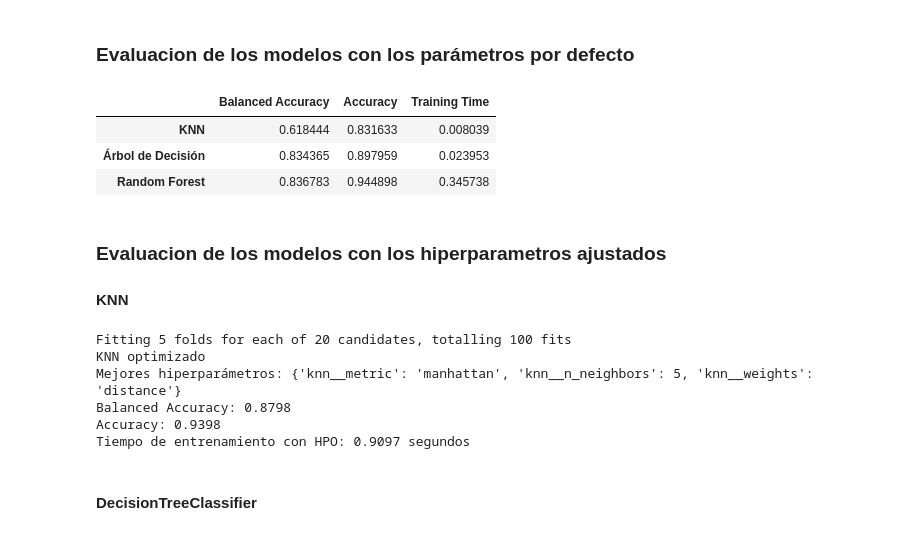
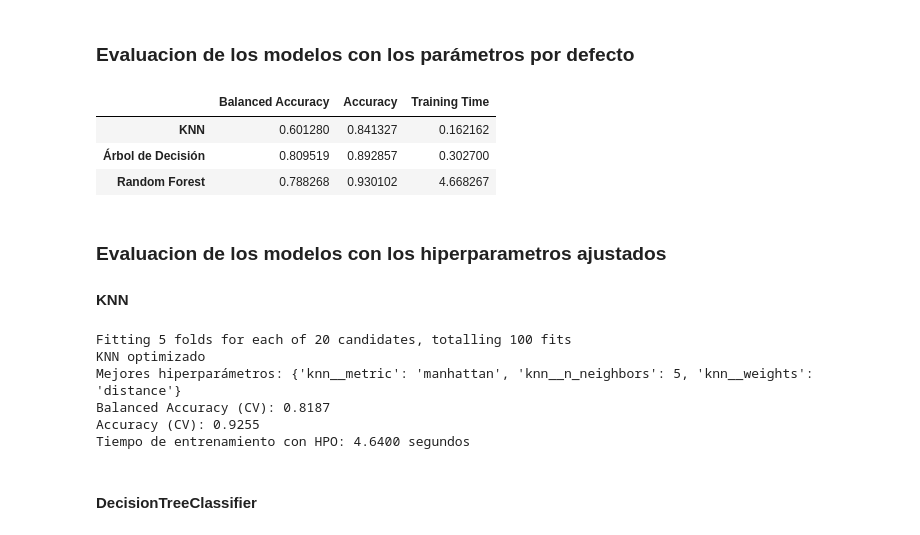
Before and after one commit to 100475757/ML_P1, a Jupyter notebook: notebook1.ipynb, the cells around one changed output. Saved outputs shown, nothing was run; the diff lists cells and outputs as text; code cells hidden in the pictures.

```diff
--- a/notebook1.ipynb
+++ b/notebook1.ipynb
@@ -281,11 +279,0 @@ Voy a empezar crerando un modelo Dummy para tener una referencia de la que parti
-# %%
-# Crear y entrenar el modelo Dummy (predice siempre la clase mayoritaria)
-dummy_clf = DummyClassifier(strategy='most_frequent', random_state=SEED)
-dummy_clf.fit(X_train, y_train)
-
-# Predicciones en el conjunto de prueba con el modelo Dummy
-y_pred_dummy = dummy_clf.predict(X_test)
-
-# Métricas para el modelo Dummy
-balanced_accuracy_dummy = balanced_accuracy_score(y_test, y_pred_dummy)
-accuracy_dummy = accuracy_score(y_test, y_pred_dummy)
@@ -422,16 +454,13 @@ pipeline_knn = Pipeline([
     ('knn', KNeighborsClassifier())  # hiperparámetros por defecto
 ])
 
+# CV para KNN
 start_knn = time.time()
-pipeline_knn.fit(X_train, y_train)
+
+bal_acc_knn = cross_val_score(pipeline_knn, X_train, y_train, cv=5, scoring='balanced_accuracy').mean()
+acc_knn = cross_val_score(pipeline_knn, X_train, y_train, cv=5, scoring='accuracy').mean()
+
 end_knn = time.time()
-
-# Predecir los valores del test
-y_pred_knn = pipeline_knn.predict(X_test)
-
-# Métricas
-bal_acc_knn = balanced_accuracy_score(y_test, y_pred_knn)
-acc_knn = accuracy_score(y_test, y_pred_knn)
 
 # --------------------------------------------------------------------------------------------------------------------
 
@@ -442,59 +471,52 @@ pipeline_tree = Pipeline([
     ('tree', DecisionTreeClassifier(random_state=SEED))  # por defecto
 ])
 
-# Entrenamiento
+# CV para el árbol de decisión
 start_tree = time.time()
-pipeline_tree.fit(X_train, y_train)
+
+bal_acc_tree = cross_val_score(pipeline_tree, X_train, y_train, cv=5, scoring='balanced_accuracy').mean()
+acc_tree = cross_val_score(pipeline_tree, X_train, y_train, cv=5, scoring='accuracy').mean()
+
 end_tree = time.time()
-
-y_pred_tree = pipeline_tree.predict(X_test)
-
-# Métricas
-bal_acc_tree = balanced_accuracy_score(y_test, y_pred_tree)
-acc_tree = accuracy_score(y_test, y_pred_tree)
 
 # --------------------------------------------------------------------------------------------------------------------
 
 # RandomForest con hiperparámetros por omisión
 
 pipeline_rf = Pipeline([
     ('imputer', SimpleImputer(strategy='mean')), # solo imputación, sin escalado
-    ('rf', RandomForestClassifier(random_state=SEED))
+    ('rf', RandomForestClassifier(random_state=SEED))  # por defecto
 ])
 
-# Entrenamiento
+# CV para RandomForest
 start_rf = time.time()
-pipeline_rf.fit(X_train, y_train)
+
+bal_acc_rf = cross_val_score(pipeline_rf, X_train, y_train, cv=5, scoring='balanced_accuracy').mean()
+acc_rf = cross_val_score(pipeline_rf, X_train, y_train, cv=5, scoring='accuracy').mean()
+
 end_rf = time.time()
-
-# Predicciones
-y_pred_rf = pipeline_rf.predict(X_test)
-
-# Métricas
-bal_acc_rf = balanced_accuracy_score(y_test, y_pred_rf)
-acc_rf = accuracy_score(y_test, y_pred_rf)
 
 # Tiempo de entrenamiento
 knn_time = end_knn - start_knn
 tree_time = end_tree - start_tree
 rf_time = end_rf - start_rf
 
 # ----------------------------------------------------------------------------------------------------
 
 # Crear un DataFrame con los resultados
 
 results = pd.DataFrame({
     "Balanced Accuracy": [bal_acc_knn, bal_acc_tree, bal_acc_rf],
     "Accuracy": [acc_knn, acc_tree, acc_rf],
     "Training Time": [knn_time, tree_time, rf_time]
 }, index=["KNN", "Árbol de Decisión", "Random Forest"])
 
 display(results)
 # %% [output]
 |  | Balanced Accuracy | Accuracy | Training Time |
-| KNN | 0.618444 | 0.831633 | 0.008039 |
-| Árbol de Decisión | 0.834365 | 0.897959 | 0.023953 |
-| Random Forest | 0.836783 | 0.944898 | 0.345738 |
+| KNN | 0.601280 | 0.841327 | 0.162162 |
+| Árbol de Decisión | 0.809519 | 0.892857 | 0.302700 |
+| Random Forest | 0.788268 | 0.930102 | 4.668267 |
 # %% [markdown]
 ### Evaluacion de los modelos con los hiperparametros ajustados
 #### KNN
@@ -528,29 +550,29 @@ start_time = time.time()
 grid_knn.fit(X_train, y_train)
 end_time = time.time()
 
-# Resultados
+# Resultados finales del GridSearchCV
 best_knn = grid_knn.best_estimator_
-y_pred_knn = best_knn.predict(X_test)
 
 # Métricas
-bal_knn_hpo = balanced_accuracy_score(y_test, y_pred_knn)
-acc_knn_hpo = accuracy_score(y_test, y_pred_knn)
+bal_knn_hpo = grid_knn.best_score_  # Balanced Accuracy promedio en CV (inner)
+acc_knn_hpo = cross_val_score(best_knn, X_train, y_train, cv=5, scoring='accuracy').mean() # Accuracy promedio en CV (inner)
 
-# Tiempo de entrenamiento
+# Tiempo
 knn_time_hpo = end_time - start_time
+
 
 print("KNN optimizado")
 print(f"Mejores hiperparámetros: {grid_knn.best_params_}")
-print(f"Balanced Accuracy: {bal_knn_hpo:.4f}")
-print(f"Accuracy: {acc_knn_hpo:.4f}")
+print(f"Balanced Accuracy (CV): {bal_knn_hpo:.4f}")
+print(f"Accuracy (CV): {acc_knn_hpo:.4f}")
 print(f"Tiempo de entrenamiento con HPO: {knn_time_hpo:.4f} segundos")
 # %% [output]
 Fitting 5 folds for each of 20 candidates, totalling 100 fits
 KNN optimizado
 Mejores hiperparámetros: {'knn__metric': 'manhattan', 'knn__n_neighbors': 5, 'knn__weights': 'distance'}
-Balanced Accuracy: 0.8798
-Accuracy: 0.9398
-Tiempo de entrenamiento con HPO: 0.9097 segundos
+Balanced Accuracy (CV): 0.8187
+Accuracy (CV): 0.9255
+Tiempo de entrenamiento con HPO: 4.6400 segundos
 # %% [markdown]
 #### DecisionTreeClassifier
 # %%
```
Also changed, not shown: parts of 24 cells of this notebook.
